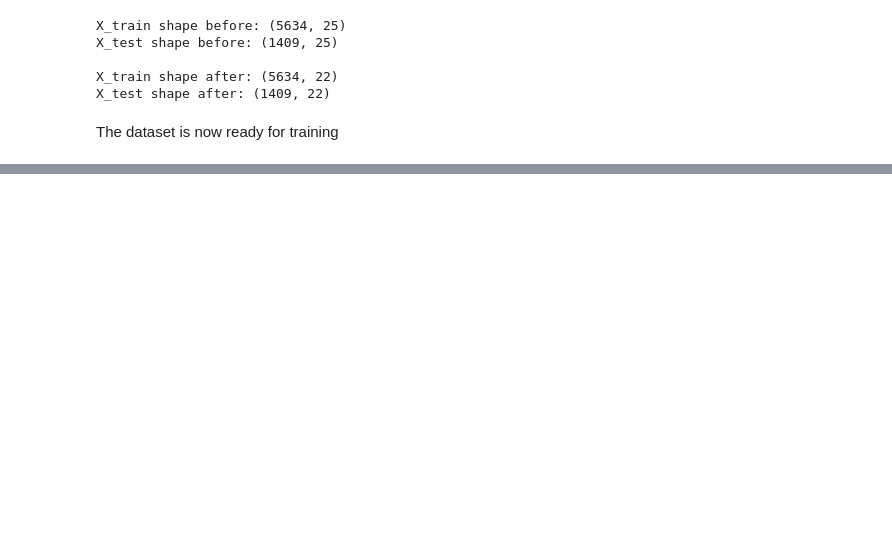
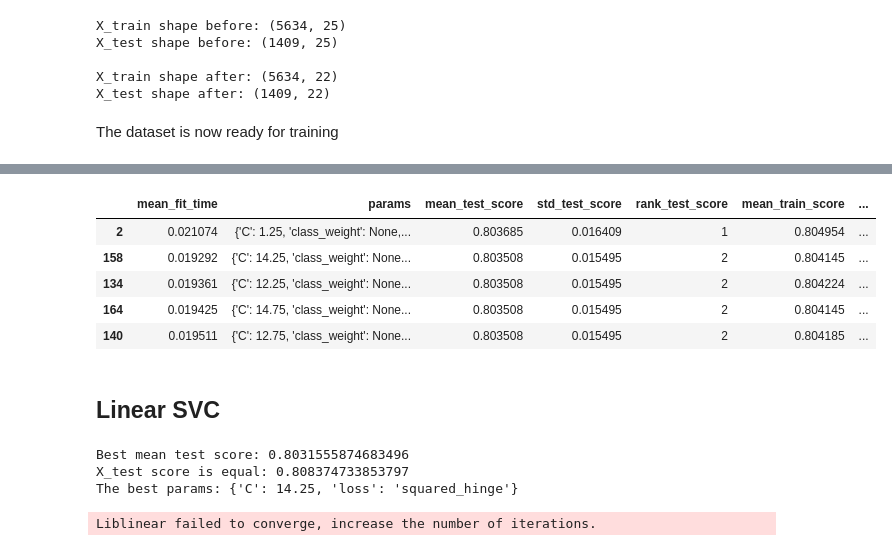
Before and after one commit to adrianciemerych/telco_customer_churn_project, a Jupyter notebook: churn_project.ipynb, the cells around one changed output, grey strips where cells are left out. Cells and saved outputs as stored; diff of their text form; code cells hidden in the pictures; blank space fills up the shorter version.

```diff
--- a/churn_project.ipynb
+++ b/churn_project.ipynb
@@ -621,0 +633,14 @@ The dataset is now ready for training
+# %%
+# Creating a function to making dataframe from cv_results. In default option dataframe
+# is sorted by the best rank test score and mean fit time.
+# The function display top 5 rows
+def make_cv_results_df(classifier, sort_by = ['rank_test_score', 'mean_fit_time'], head = 5):
+  cv_results_df = pd.DataFrame(classifier.cv_results_)[['mean_fit_time',
+                                                        'params',
+                                                        'mean_test_score',
+                                                        'std_test_score',
+                                                        'rank_test_score',
+                                                        'mean_train_score',
+                                                        'std_train_score']]
+  cv_results_df = cv_results_df.sort_values(sort_by).head(head)
+  return cv_results_df
@@ -621,0 +715,41 @@ The dataset is now ready for training
+# %%
+log_reg_cv_results_df = make_cv_results_df(log_reg_classifier)
+log_reg_cv_results_df
+# %% [output]
+|  | mean_fit_time | params | mean_test_score | std_test_score | rank_test_score | mean_train_score | ... |
+| 2 | 0.021074 | {'C': 1.25, 'class_weight': None,... | 0.803685 | 0.016409 | 1 | 0.804954 | ... |
+| 158 | 0.019292 | {'C': 14.25, 'class_weight': None... | 0.803508 | 0.015495 | 2 | 0.804145 | ... |
+| 134 | 0.019361 | {'C': 12.25, 'class_weight': None... | 0.803508 | 0.015495 | 2 | 0.804224 | ... |
+| 164 | 0.019425 | {'C': 14.75, 'class_weight': None... | 0.803508 | 0.015495 | 2 | 0.804145 | ... |
+| 140 | 0.019511 | {'C': 12.75, 'class_weight': None... | 0.803508 | 0.015495 | 2 | 0.804185 | ... |
+# %% [markdown]
+## Linear SVC
+# %%
+from sklearn.svm import LinearSVC
+
+# Looking for the best parameters for linear SVC
+estimator = LinearSVC()
+
+params = {
+    'C' : [num for num in (np.arange(0.25, 15.1, 0.5) + [1])],
+    'loss' : ['hinge', 'squared_hinge']
+}
+lin_SVC_classifier = GridSearchCV(estimator = estimator,
+                                  param_grid = params,
+                                  scoring = 'accuracy',
+                                  cv = 10,
+                                  n_jobs = -1,
+                                  return_train_score = True)
+lin_SVC_classifier.fit(X_train, y_train)
+
+lin_SVC_mean_score = lin_SVC_classifier.best_score_
+lin_SVC_X_test_score = lin_SVC_classifier.score(X_test, y_test)
+
+print(f'Best mean test score: {lin_SVC_mean_score}')
+print(f'X_test score is equal: {lin_SVC_X_test_score}')
+print(f'The best params: {lin_SVC_classifier.best_params_}')
+# %% [output]
+Best mean test score: 0.8031555874683496
+X_test score is equal: 0.808374733853797
+The best params: {'C': 14.25, 'loss': 'squared_hinge'}
+Liblinear failed to converge, increase the number of iterations.
```
Also changed, not shown: parts of 30 cells of this notebook.
